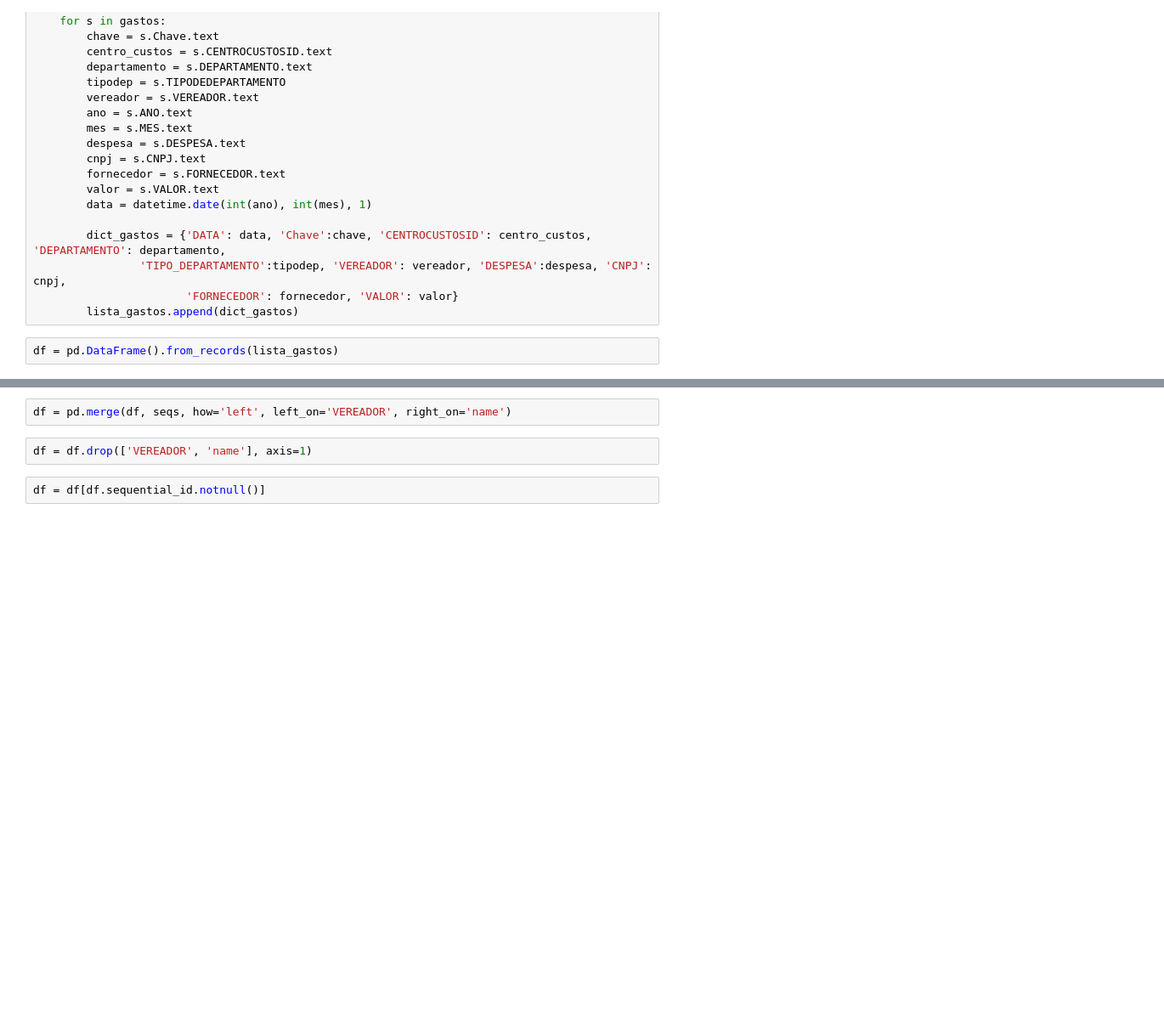
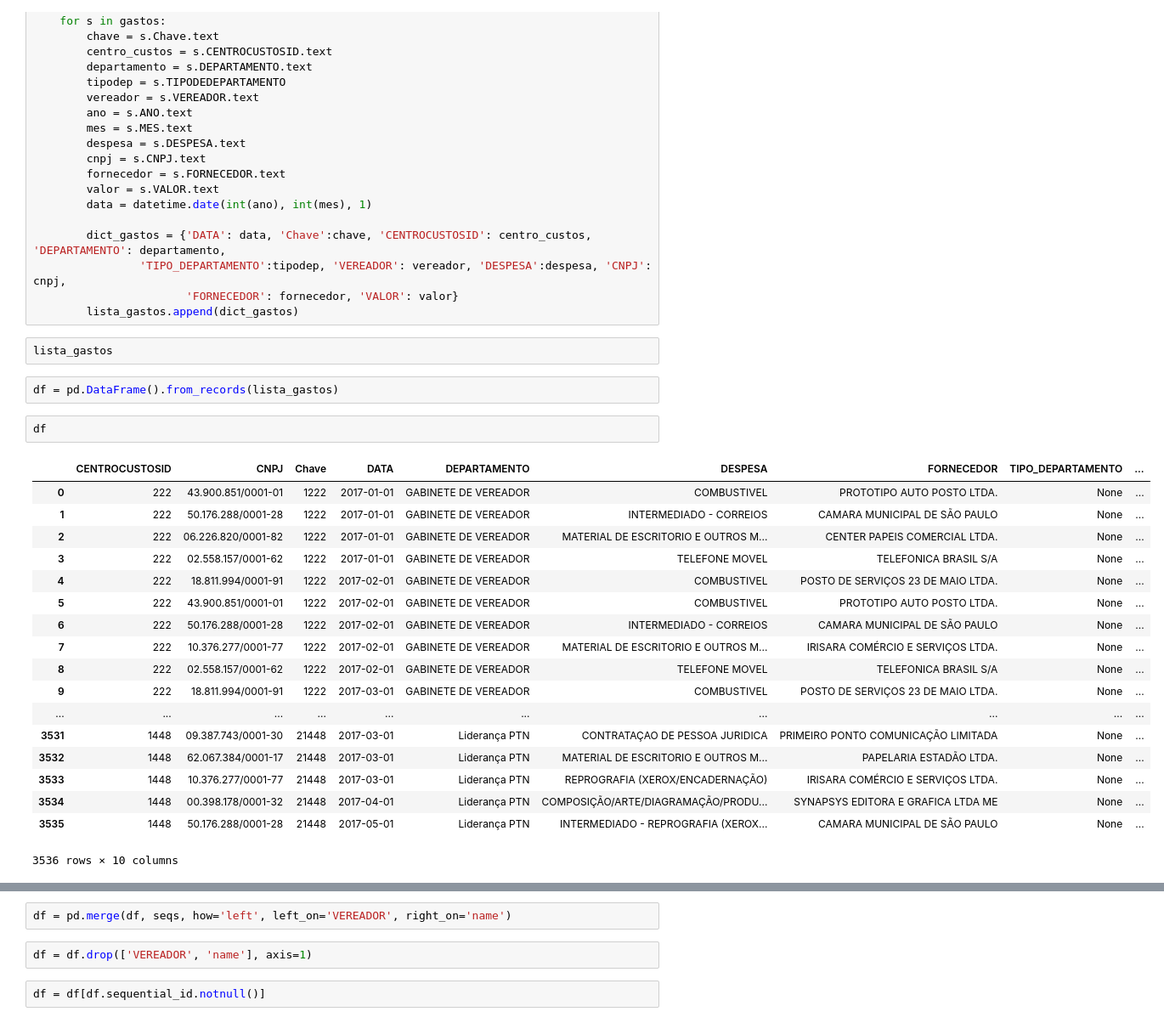
Before and after one commit to novelo-io/atlas, a Jupyter notebook: atlas/notebooks/2017-04-01 expenses.ipynb, the cells around one changed output, grey strips where cells are left out. Shown at 85% size. Cells and saved outputs as stored; diff of their text form; blank space fills up the shorter version.

```diff
--- a/atlas/notebooks/2017-04-01 expenses.ipynb
+++ b/atlas/notebooks/2017-04-01 expenses.ipynb
@@ -45,8 +45,31 @@ for link in xmls:
                 'TIPO_DEPARTAMENTO':tipodep, 'VEREADOR': vereador, 'DESPESA':despesa, 'CNPJ': cnpj,
                        'FORNECEDOR': fornecedor, 'VALOR': valor}
         lista_gastos.append(dict_gastos)
+# %%
+lista_gastos
 # %%
 df = pd.DataFrame().from_records(lista_gastos)
+# %%
+df
+# %% [output]
+|  | CENTROCUSTOSID | CNPJ | Chave | DATA | DEPARTAMENTO | DESPESA | FORNECEDOR | TIPO_DEPARTAMENTO | ... |
+| 0 | 222 | 43.900.851/0001-01 | 1222 | 2017-01-01 | GABINETE DE VEREADOR | COMBUSTIVEL | PROTOTIPO AUTO POSTO LTDA. | None | ... |
+| 1 | 222 | 50.176.288/0001-28 | 1222 | 2017-01-01 | GABINETE DE VEREADOR | INTERMEDIADO - CORREIOS | CAMARA MUNICIPAL DE SÃO PAULO | None | ... |
+| 2 | 222 | 06.226.820/0001-82 | 1222 | 2017-01-01 | GABINETE DE VEREADOR | MATERIAL DE ESCRITORIO E OUTROS M... | CENTER PAPEIS COMERCIAL LTDA. | None | ... |
+| 3 | 222 | 02.558.157/0001-62 | 1222 | 2017-01-01 | GABINETE DE VEREADOR | TELEFONE MOVEL | TELEFONICA BRASIL S/A | None | ... |
+| 4 | 222 | 18.811.994/0001-91 | 1222 | 2017-02-01 | GABINETE DE VEREADOR | COMBUSTIVEL | POSTO DE SERVIÇOS 23 DE MAIO LTDA. | None | ... |
+| 5 | 222 | 43.900.851/0001-01 | 1222 | 2017-02-01 | GABINETE DE VEREADOR | COMBUSTIVEL | PROTOTIPO AUTO POSTO LTDA. | None | ... |
+| 6 | 222 | 50.176.288/0001-28 | 1222 | 2017-02-01 | GABINETE DE VEREADOR | INTERMEDIADO - CORREIOS | CAMARA MUNICIPAL DE SÃO PAULO | None | ... |
+| 7 | 222 | 10.376.277/0001-77 | 1222 | 2017-02-01 | GABINETE DE VEREADOR | MATERIAL DE ESCRITORIO E OUTROS M... | IRISARA COMÉRCIO E SERVIÇOS LTDA. | None | ... |
+| 8 | 222 | 02.558.157/0001-62 | 1222 | 2017-02-01 | GABINETE DE VEREADOR | TELEFONE MOVEL | TELEFONICA BRASIL S/A | None | ... |
+| 9 | 222 | 18.811.994/0001-91 | 1222 | 2017-03-01 | GABINETE DE VEREADOR | COMBUSTIVEL | POSTO DE SERVIÇOS 23 DE MAIO LTDA. | None | ... |
+| ... | ... | ... | ... | ... | ... | ... | ... | ... | ... |
+| 3531 | 1448 | 09.387.743/0001-30 | 21448 | 2017-03-01 | Liderança PTN | CONTRATAÇAO DE PESSOA JURIDICA | PRIMEIRO PONTO COMUNICAÇÃO LIMITADA | None | ... |
+| 3532 | 1448 | 62.067.384/0001-17 | 21448 | 2017-03-01 | Liderança PTN | MATERIAL DE ESCRITORIO E OUTROS M... | PAPELARIA ESTADÃO LTDA. | None | ... |
+| 3533 | 1448 | 10.376.277/0001-77 | 21448 | 2017-03-01 | Liderança PTN | REPROGRAFIA (XEROX/ENCADERNAÇÃO) | IRISARA COMÉRCIO E SERVIÇOS LTDA. | None | ... |
+| 3534 | 1448 | 00.398.178/0001-32 | 21448 | 2017-04-01 | Liderança PTN | COMPOSIÇÃO/ARTE/DIAGRAMAÇÃO/PRODU... | SYNAPSYS EDITORA E GRAFICA LTDA ME | None | ... |
+| 3535 | 1448 | 50.176.288/0001-28 | 21448 | 2017-05-01 | Liderança PTN | INTERMEDIADO - REPROGRAFIA (XEROX... | CAMARA MUNICIPAL DE SÃO PAULO | None | ... |
+3536 rows × 10 columns
 # %%
 df = df[['DATA', 'VEREADOR', 'DEPARTAMENTO', 'DESPESA', 'VALOR', 'FORNECEDOR', 'CNPJ']]
 df[['DATA']] = df[['DATA']].apply(pd.to_datetime)
```
Also changed, not shown: parts of 5 cells of this notebook.
